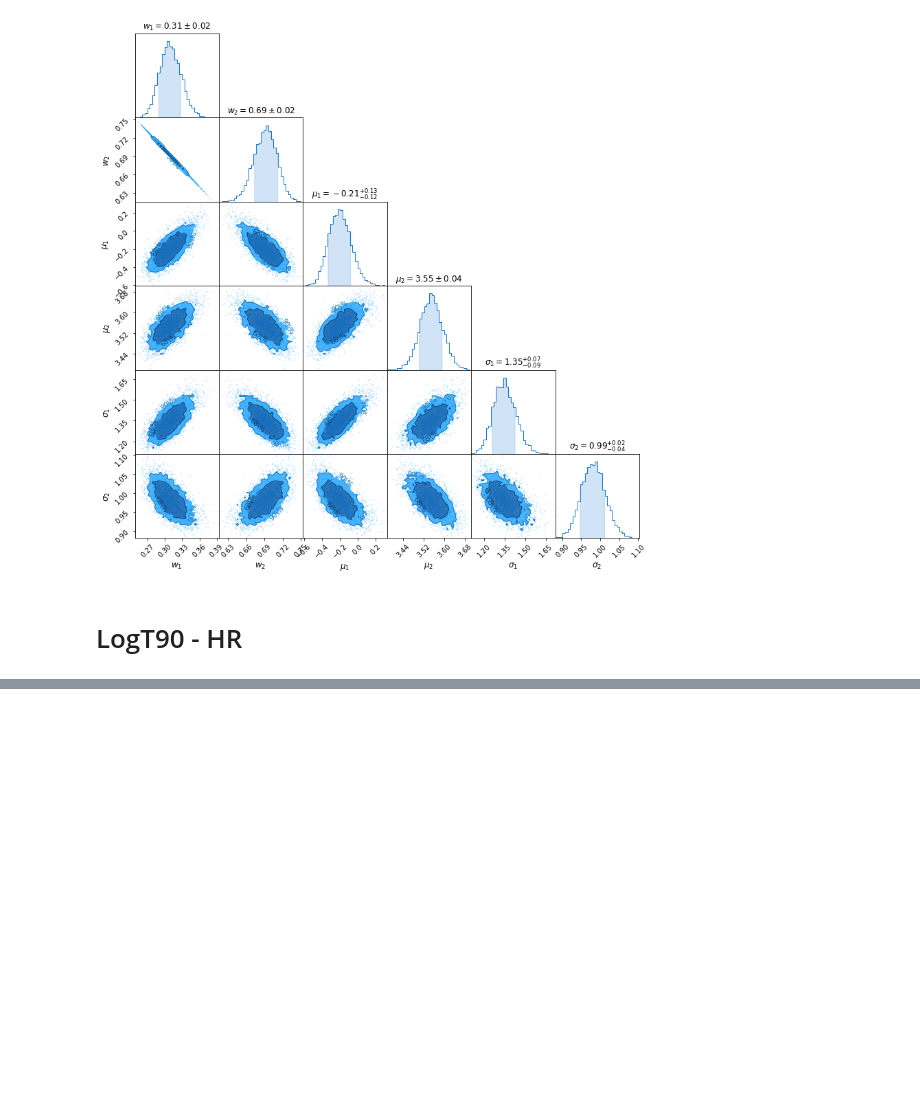
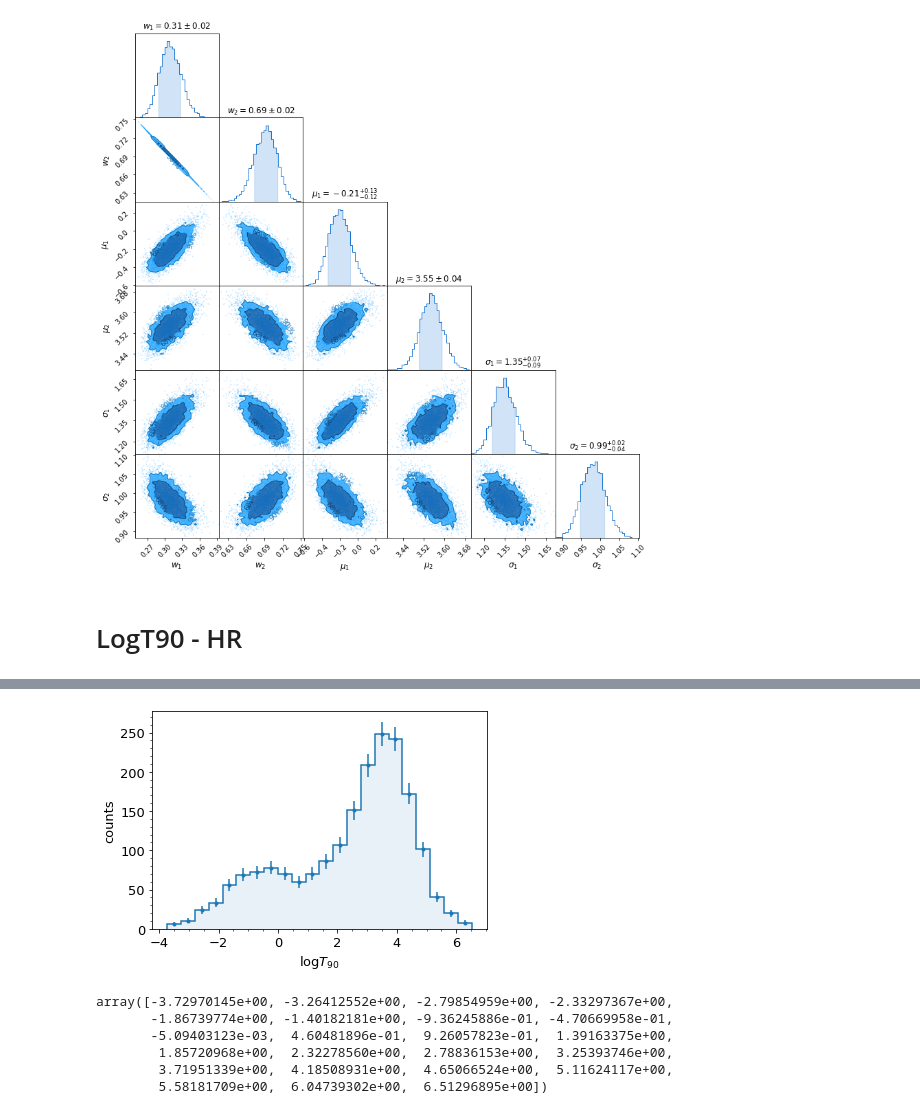
Before and after one commit to fdesanti/nested_sampling, a Jupyter notebook: posterior_analysis.ipynb, the cells around one changed output, grey strips where cells are left out. Cells and saved outputs as stored; diff of their text form; code cells hidden in the pictures; blank space fills up the shorter version.

```diff
--- a/posterior_analysis.ipynb
+++ b/posterior_analysis.ipynb
@@ -102,0 +107,28 @@ Text(0, 0.5, 'HR')
+# %%
+plt.figure()
+plt.rcParams['font.size']=13
+hist = plt.hist(logT90, 'fd', histtype='step', linewidth = 1.5,color=colours[0] )
+plt.hist(logT90, 'fd', histtype='stepfilled', alpha = 0.1, linewidth = 2,color=colours[0] )
+
+bins, counts = hist[1], hist[0]
+bin_c = (bins[0:-1]+bins[1:])/2
+poiss_err = np.sqrt(counts)
+plt.errorbar(bin_c, counts, yerr=poiss_err, fmt='.')
+
+
+
+plt.xlabel('log$T_{90}$')
+plt.ylabel('counts')
+plt.minorticks_on()
+plt.savefig('logT90.png', dpi=200)
+# %% [output]
+[figure, added]
+# %%
+counts
+# %% [output]
+array([-3.72970145e+00, -3.26412552e+00, -2.79854959e+00, -2.33297367e+00,
+       -1.86739774e+00, -1.40182181e+00, -9.36245886e-01, -4.70669958e-01,
+       -5.09403123e-03,  4.60481896e-01,  9.26057823e-01,  1.39163375e+00,
+        1.85720968e+00,  2.32278560e+00,  2.78836153e+00,  3.25393746e+00,
+        3.71951339e+00,  4.18508931e+00,  4.65066524e+00,  5.11624117e+00,
+        5.58181709e+00,  6.04739302e+00,  6.51296895e+00])
```
Also changed, not shown: parts of 3 cells of this notebook, 5 other files.
